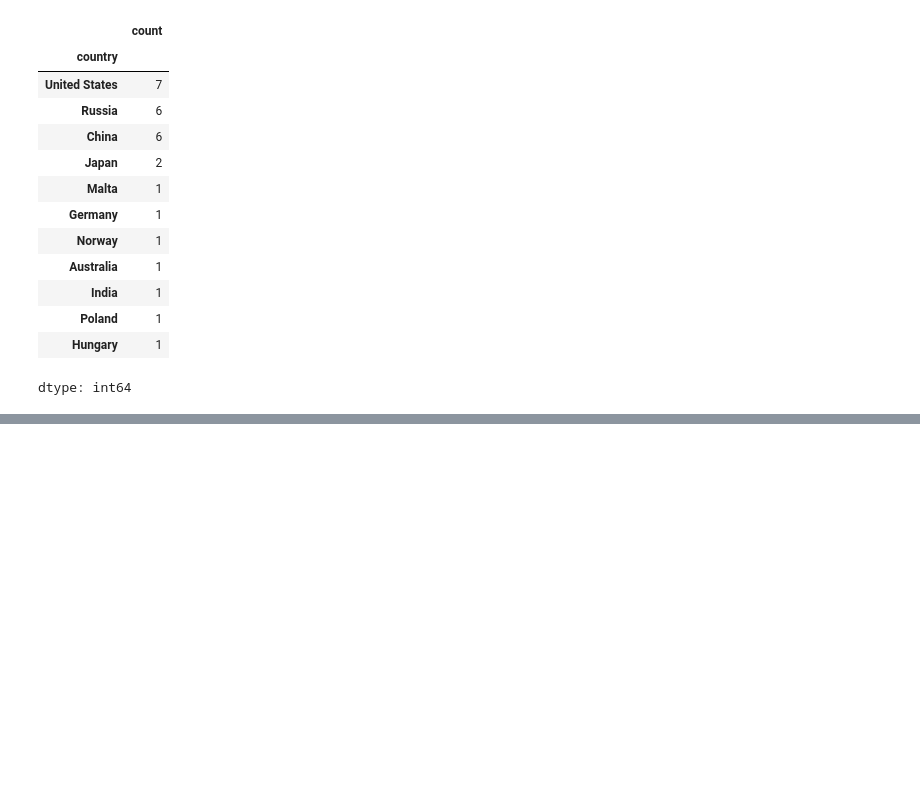
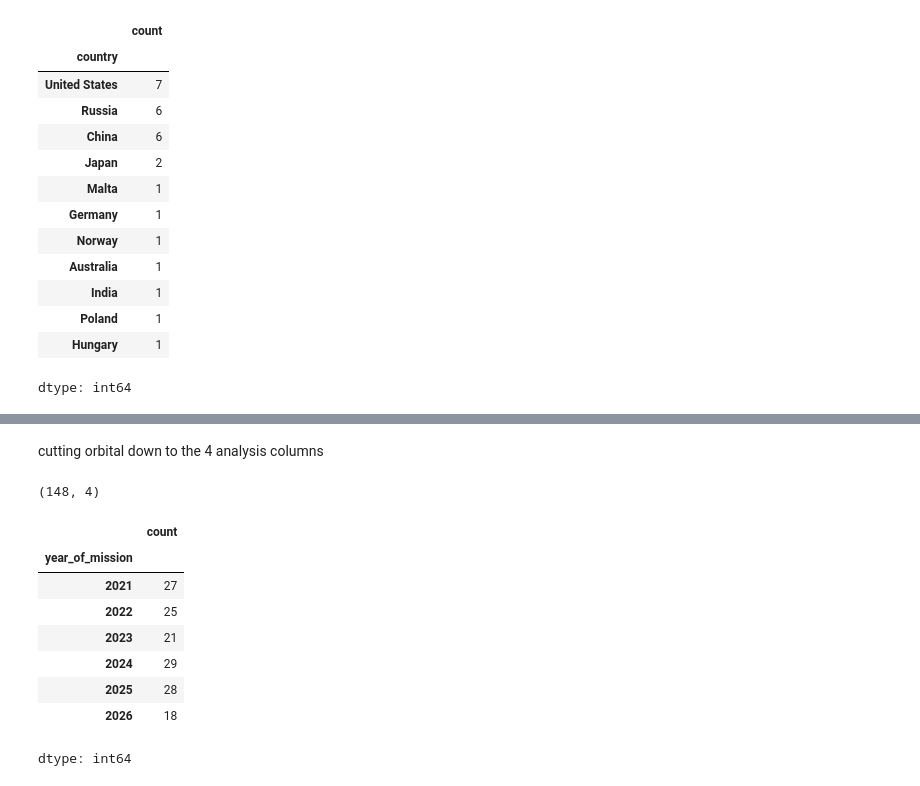
Before and after one commit to MayaVolkov/astronaut-missions-analysis, a Jupyter notebook: Astronaut_Mission_Analysis_.ipynb, the cells around one changed output, grey strips where cells are left out. Saved outputs shown, nothing was run; the diff lists cells and outputs as text; code cells hidden in the pictures; blank space fills up the shorter version.

Commit message:
merge vs. concat, research decision, rename columns, extract ascend_shuttle

```diff
--- a/Astronaut_Mission_Analysis_.ipynb
+++ b/Astronaut_Mission_Analysis_.ipynb
@@ -662,0 +675,3 @@ dtype: int64
+# %%
+orbital = orbital.rename(columns={"country": "nationality", "year": "year_of_mission"})
+orbital.columns
@@ -662,0 +697,6 @@ dtype: int64
+# %%
+orbital["ascend_shuttle"] = (
+    orbital["Launch | spacecraft"]
+    .str.split("] ").str[-1]
+)
+orbital["ascend_shuttle"].unique()
@@ -662,0 +722,19 @@ dtype: int64
+# %% [markdown]
+cutting orbital down to the 4 analysis columns
+# %%
+new_data = orbital[["name", "nationality", "year_of_mission", "ascend_shuttle"]]
+new_data.shape
+# %% [output]
+(148, 4)
+# %%
+new_data["year_of_mission"].value_counts().sort_index()
+# %% [output]
+|  | count |
+| year_of_mission |  |
+| 2021 | 27 |
+| 2022 | 25 |
+| 2023 | 21 |
+| 2024 | 29 |
+| 2025 | 28 |
+| 2026 | 18 |
+dtype: int64
```
Also changed, not shown: parts of 14 cells of this notebook.
